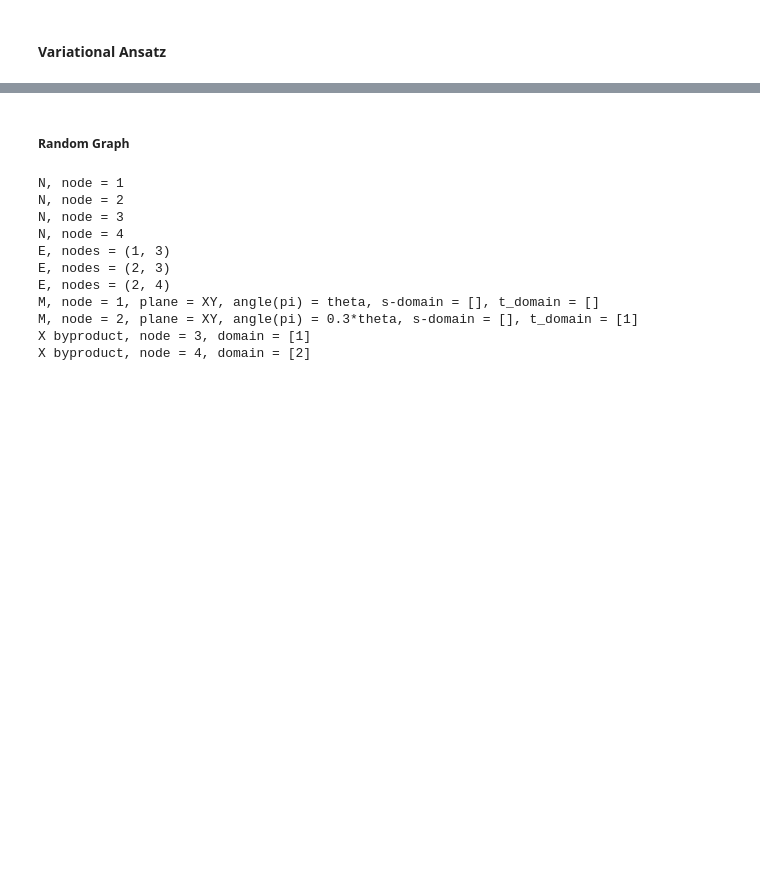
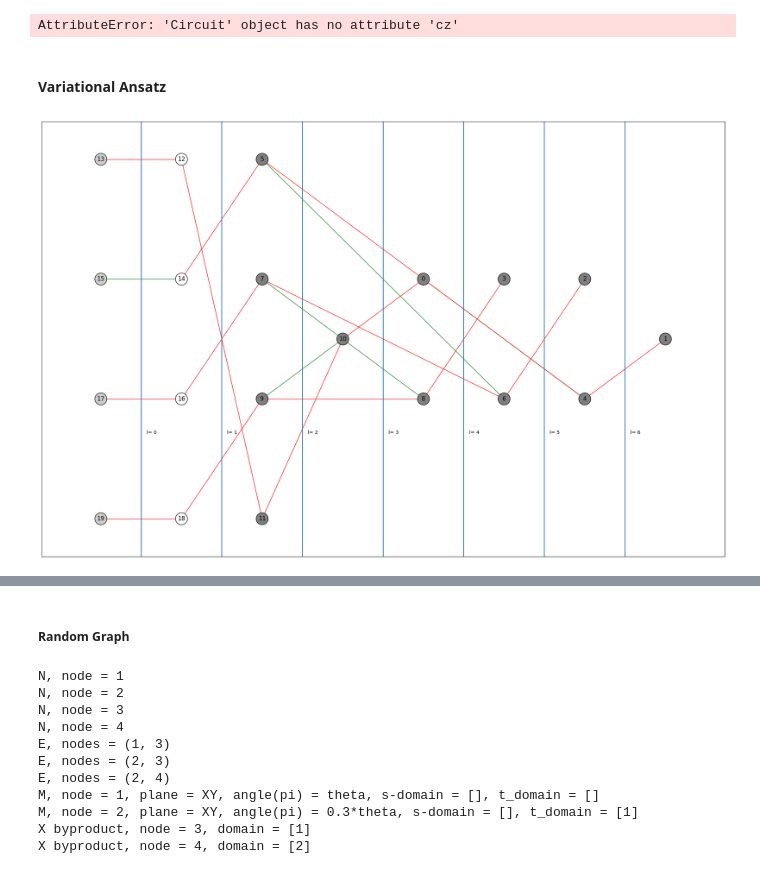
Before and after one commit to pafloxy/graphix_pafloxy, a Jupyter notebook: scratch/scratch_v2.ipynb, the cells around one changed output, grey strips where cells are left out. Drawn from its saved outputs; the diff is of its cells as text; code cells hidden in the pictures; blank space fills up the shorter version.

```diff
--- a/scratch/scratch_v2.ipynb
+++ b/scratch/scratch_v2.ipynb
@@ -116,9 +12,15 @@ def pretty_plot_pattern(pattern: graphix.Pattern, input_nodes : set):
+# %%
+c = Circuit(2)
+c.cz(0,1)
+# %% [output]
+AttributeError: 'Circuit' object has no attribute 'cz'
 # %% [markdown]
 #### Variational Ansatz
 # %%
-def build_basic_ansatz(n: int, layers: int, params: list ):
+from typing import Union
+def build_basic_ansatz(n: int, layers: int, params: Union[None, list, str] = None ):
 
-    assert len(params) == n * layers ## checks
+    if isinstance(params, list ):  assert len(params) == n * layers ## checks
 
     c = Circuit(n)
     for l in range(layers):
@@ -126,8 +28,21 @@ def build_basic_ansatz(n: int, layers: int, params: list ):
         for i in range(n): ## circular entangelemnt
             c.cnot(i %n,(i+1)%n)
 
-        for i in range(n): ## paramterised rx rotations
-            c.rx(i, params[ n*l + i])
+        if not isinstance(params, list):
+            for i in range(n): ## paramterised rx rotations
+                c.rx(i, np.random.random())
+        elif isinstance(params, str) and params == 'th' :
+            for i in range(n):
+                c.rx(i, Parameter('th'))
+        else :
+            for i in range(n):
+                c.rx(i, params[ n*l + i])
 
     return c
+# %%
+n = 4; layers= 1
+crc2 = build_basic_ansatz(n, layers, params= 'th'); ptrn2 = crc2.standardize_and_transpile(opt=True); ptrn2.parr
+pretty_plot_pattern(ptrn2, {0,1})
+# %% [output]
+[figure, added]
 # %%
```
Also changed, not shown: parts of 11 cells of this notebook, 3 other files.
